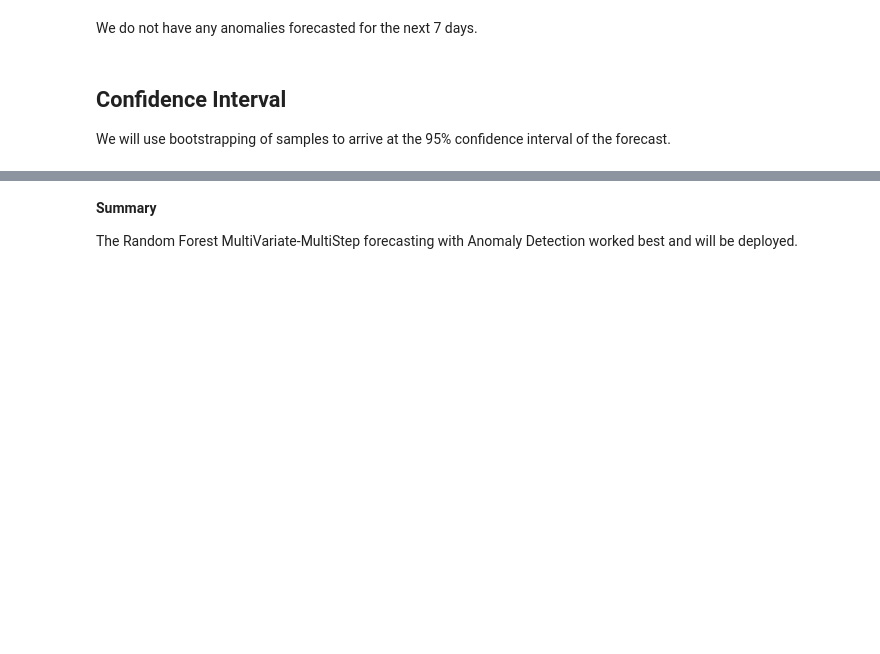
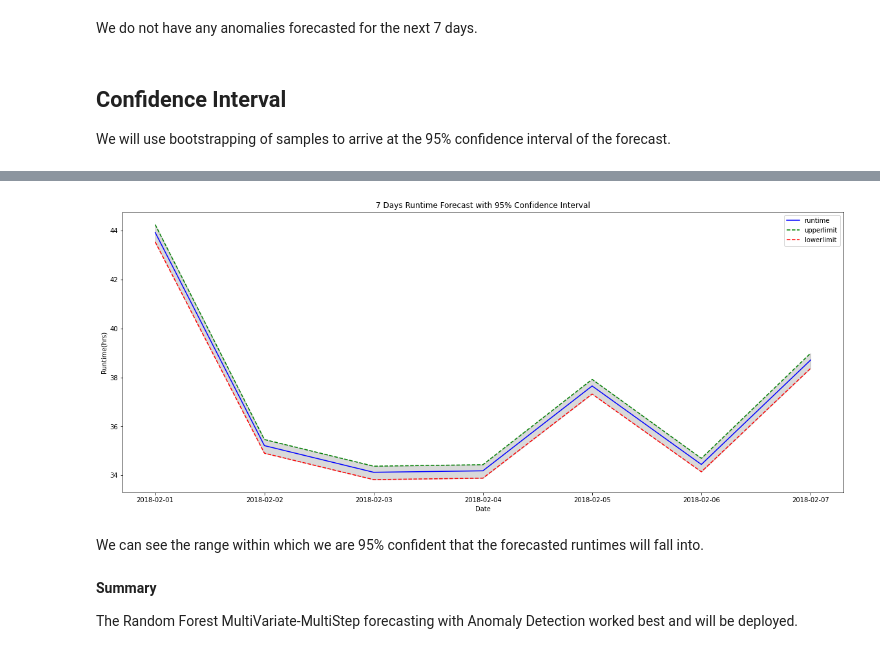
Before and after one commit to prapar/Time-series-forecasting, a Jupyter notebook: TestAutomation_TimeSeriesForecasting_part3_MultiVariate_Modelling.ipynb, the cells around one changed output, grey strips where cells are left out. Drawn from its saved outputs; the diff is of its cells as text; code cells hidden in the pictures; blank space fills up the shorter version.

```diff
--- a/TestAutomation_TimeSeriesForecasting_part3_MultiVariate_Modelling.ipynb
+++ b/TestAutomation_TimeSeriesForecasting_part3_MultiVariate_Modelling.ipynb
@@ -47,7 +48,7 @@ Mounted at /content/gdrive
 /content
 # %%
 # Load data
-df = pd.read_excel(dirPath+'/gdrive/My Drive/casestudy2/dfseries.xlsx')
+df = pd.read_excel(dirPath+'/gdrive/My Drive/casestudy/dfseries.xlsx')
 # %%
 df
 # %% [output]
@@ -507,17 +508,26 @@ dfF = pd.DataFrame(columns=['run_time'])
 dfF.loc[df_full.index[-1]] = df_full['run_time'][-1]
 dfForecast = pd.DataFrame(data = y_forecast.reshape(7,1), columns = ['run_time'], index= dateIndex)
 dfForecast = pd.concat([dfF, dfForecast], axis=0)
+dfForecast.rename(columns = {'run_time':'Runtime(hrs)'}, inplace = True)
 
 # Set Anomaly Flags
 df_full['Anomaly_Flag'] = df_full['run_time'].apply(detect_anomaly)
-dfForecast['Anomaly_Flag'] = dfForecast['run_time'].apply(detect_anomaly)
-print('Forecast for next 7 days:\n',dfForecast[1:8])
+dfForecast['Anomaly_Flag'] = dfForecast['Runtime(hrs)'].apply(detect_anomaly)
+dfForecast['Anomaly_Flag'] = dfForecast['Anomaly_Flag'].apply(lambda x: 'No' if 'False' else 'Yes')
+print('-'*41)
+print('Forecast for next 7 days:')
+print('-'*41)
+pt = PrettyTable()
+pt.field_names = ['Date','Runtime(hrs)','Anomalies']
+for index, row in islice(dfForecast.iterrows(), 1, None):
+  pt.add_row([index.date(),np.round(row[0],2),row[1]])
+print(pt)
 
 # Visualize
 ax = df_full['run_time'].plot(label='Historical', figsize=(20, 7),color='green')
-dfForecast['run_time'].apply(lambda x : 0 if x<0 else x).plot(ax=ax, label='Forecast', color='blue')
+dfForecast['Runtime(hrs)'].apply(lambda x : 0 if x<0 else x).plot(ax=ax, label='Forecast', color='blue')
 plt.scatter(x= df_full[df_full['Anomaly_Flag']==1].index, y= df_full[df_full['Anomaly_Flag']==True]['run_time'],color='red', label = 'Predicted Anomaly',linewidths=4)
-plt.scatter(x= dfForecast[dfForecast['Anomaly_Flag']==1].index, y= dfForecast[dfForecast['Anomaly_Flag']==1]['run_time'],color='black', label = 'Forecasted Anomaly',linewidths=4)
+plt.scatter(x= dfForecast[dfForecast['Anomaly_Flag']==1].index, y= dfForecast[dfForecast['Anomaly_Flag']==1]['Runtime(hrs)'],color='black', label = 'Forecasted Anomaly',linewidths=4)
 plt.xlabel('Date')
 plt.ylabel('Runtime (hours)')
 plt.title(modelName+': Actual & Forecasted Runtimes')
@@ -572,3 +587,9 @@ for i in tqdm(range(100)): # 100 set of random samples
 ci_dict = {}
 ci_dict['lower'] = np.percentile(predList, 2.5)/np.percentile(predList, 50)
 ci_dict['upper'] = np.percentile(predList, 97.5)/np.percentile(predList, 50)
+# %%
+dfCI = dfForecast.copy()
+# %%
+dfCI['Runtime(hrs)'] = dfCI['Runtime(hrs)'].apply(lambda x: np.round(x,2))
+dfCI['Lower_Confidence'] = np.round(dfCI['Runtime(hrs)']*ci_dict['lower'],2)
+dfCI['Upper_Confidence'] = np.round(dfCI['Runtime(hrs)']*ci_dict['upper'],2)
@@ -575,3 +608,18 @@ ci_dict['upper'] = np.percentile(predList, 97.5)/np.percentile(predList, 50)
+# %%
+fig,ax = plt.subplots(figsize=(20,8))
+plt.plot(dfCI['Runtime(hrs)'][1:],'-b', label='runtime')
+plt.plot(dfCI['Upper_Confidence'][1:],'--g', label='upperlimit')
+plt.plot(dfCI['Lower_Confidence'][1:],'--r', label='lowerlimit')
+plt.fill_between(dfCI.index[1:], dfCI['Upper_Confidence'][1:], dfCI['Lower_Confidence'][1:], color="k", alpha=0.15)# alpha = opacity 0.15
+plt.title('7 Days Runtime Forecast with 95% Confidence Interval')
+plt.xlabel("Date")
+plt.ylabel("Runtime(hrs)")
+plt.legend()
+plt.show()
+# %% [output]
+[figure, added]
+# %% [markdown]
+We can see the range within which we are 95% confident that the forecasted runtimes will fall into.
 # %% [markdown]
 **Summary**
 
```
Also changed, not shown: parts of 6 cells of this notebook.
